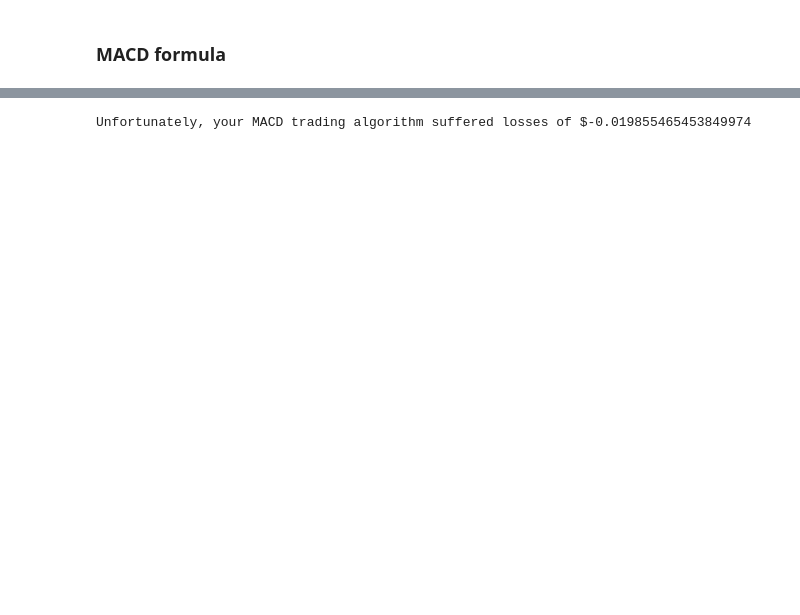
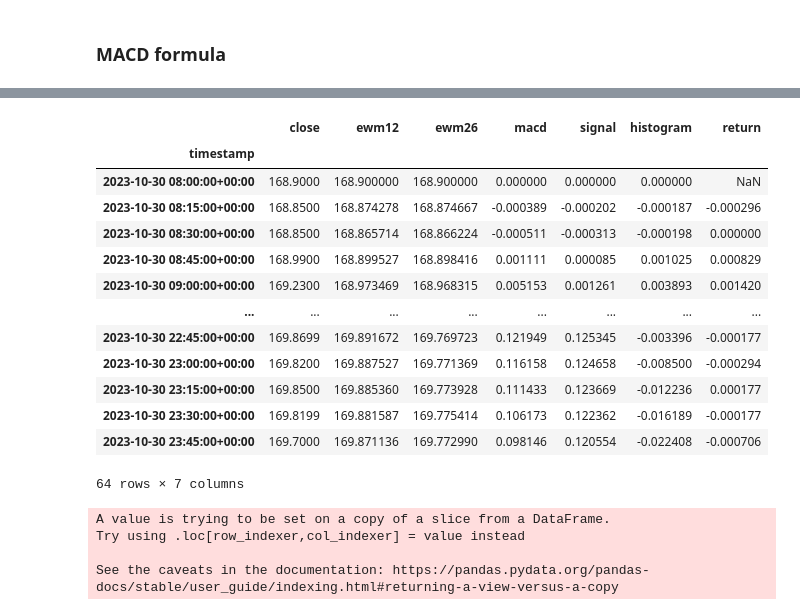
Before and after one commit to itzryanstowers/Ryans, a Jupyter notebook: Momentum_MACD_harith_teamwork.ipynb, the cells around one changed output, grey strips where cells are left out. Saved outputs shown, nothing was run; the diff lists cells and outputs as text; code cells hidden in the pictures; blank space fills up the shorter version.

```diff
--- a/Momentum_MACD_harith_teamwork.ipynb
+++ b/Momentum_MACD_harith_teamwork.ipynb
@@ -275,27 +312,35 @@ Histogram_plot = df_tickers['histogram'].hvplot.bar(
 Histogram_plot
 # %% [output]
 [interactive output not drawn]
-# %%
-# itterating over MACD line and Signal Line values of the same date in the final Data Frame above
-
-buy=0
-sell=0
-
-for index, row in df_tickers.iterrows():
-    date=row[0]
-    macd=row['macd']
-    signal=row['signal']
-    returns=row['return']
-    if macd > signal:
-        buy+=returns
-    elif signal > macd:
-        sell+=returns
-
-
-# Calculate MACD results
-if sell>buy:
-    print(f"Congratulations, your MACD trading algorithm made a profit of ${buy}")
-elif buy>sell:
-    print(f"Unfortunately, your MACD trading algorithm suffered losses of ${sell}")
-# %% [output]
-Unfortunately, your MACD trading algorithm suffered losses of $-0.019855465453849974
+# %%
+# itterating over MACD line and Signal Line values of the same date in the final Data Frame above
+df_tickers['return']=df_tickers['close'].pct_change()
+display(df_tickers)
+# %% [output]
+|  | close | ewm12 | ewm26 | macd | signal | histogram | return |
+| timestamp |  |  |  |  |  |  |  |
+| 2023-10-30 08:00:00+00:00 | 168.9000 | 168.900000 | 168.900000 | 0.000000 | 0.000000 | 0.000000 | NaN |
+| 2023-10-30 08:15:00+00:00 | 168.8500 | 168.874278 | 168.874667 | -0.000389 | -0.000202 | -0.000187 | -0.000296 |
+| 2023-10-30 08:30:00+00:00 | 168.8500 | 168.865714 | 168.866224 | -0.000511 | -0.000313 | -0.000198 | 0.000000 |
+| 2023-10-30 08:45:00+00:00 | 168.9900 | 168.899527 | 168.898416 | 0.001111 | 0.000085 | 0.001025 | 0.000829 |
+| 2023-10-30 09:00:00+00:00 | 169.2300 | 168.973469 | 168.968315 | 0.005153 | 0.001261 | 0.003893 | 0.001420 |
+| ... | ... | ... | ... | ... | ... | ... | ... |
+| 2023-10-30 22:45:00+00:00 | 169.8699 | 169.891672 | 169.769723 | 0.121949 | 0.125345 | -0.003396 | -0.000177 |
+| 2023-10-30 23:00:00+00:00 | 169.8200 | 169.887527 | 169.771369 | 0.116158 | 0.124658 | -0.008500 | -0.000294 |
+| 2023-10-30 23:15:00+00:00 | 169.8500 | 169.885360 | 169.773928 | 0.111433 | 0.123669 | -0.012236 | 0.000177 |
+| 2023-10-30 23:30:00+00:00 | 169.8199 | 169.881587 | 169.775414 | 0.106173 | 0.122362 | -0.016189 | -0.000177 |
+| 2023-10-30 23:45:00+00:00 | 169.7000 | 169.871136 | 169.772990 | 0.098146 | 0.120554 | -0.022408 | -0.000706 |
+64 rows × 7 columns
+# %%
+df_tickers["X"]=np.where(df_tickers["macd"]>df_tickers["signal"],1,0) # Creating signals
+df_tickers["X"]=df_tickers["X"].diff() # Finding long or short trades
+Xreturns=df_tickers[df_tickers["X"].isin([1,-1])] # Extracting just the trades where 1 is long, -1 is short
+Xreturns.reset_index(inplace=True)
+trades = Xreturns[["X","timestamp","close"]] # Dataframe with trade signals and dates
+trades["sum"]=trades["close"].diff()
+profits=abs(trades["sum"]).sum()
+# %% [output]
+A value is trying to be set on a copy of a slice from a DataFrame.
+Try using .loc[row_indexer,col_indexer] = value instead
+
+See the caveats in the documentation: https://pandas.pydata.org/pandas-docs/stable/user_guide/indexing.html#returning-a-view-versus-a-copy
```
Also changed, not shown: parts of 16 cells of this notebook, 1 other file.
